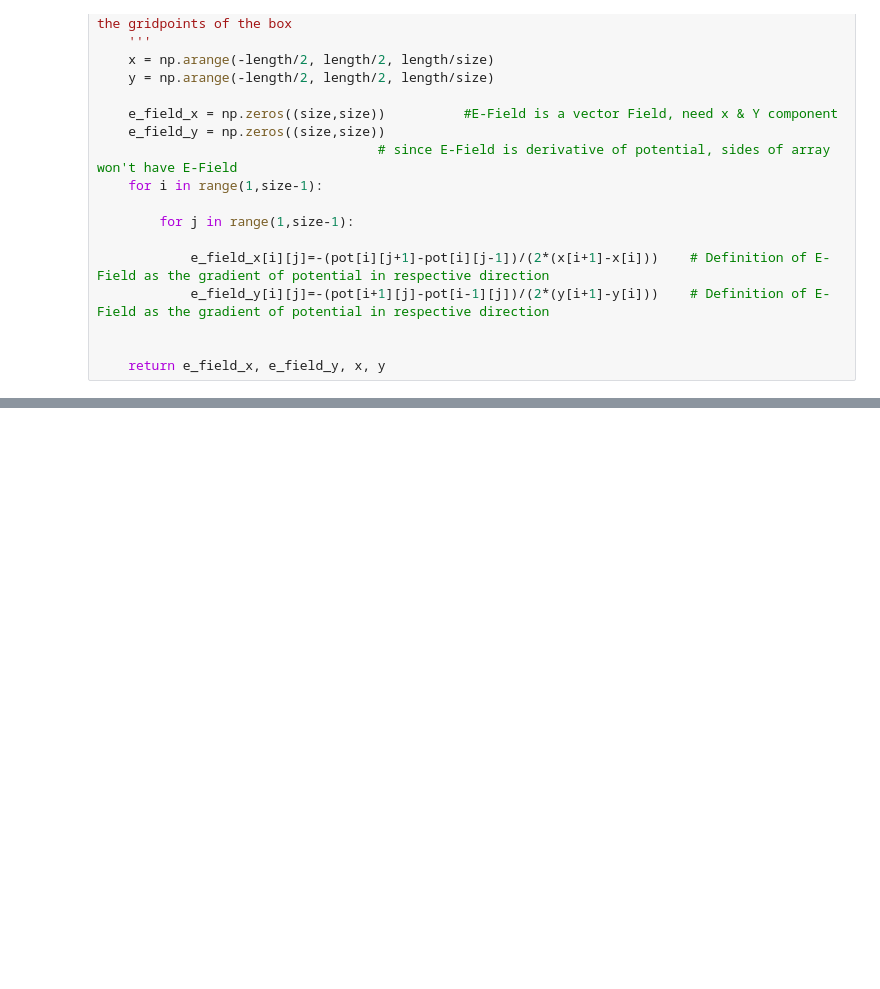
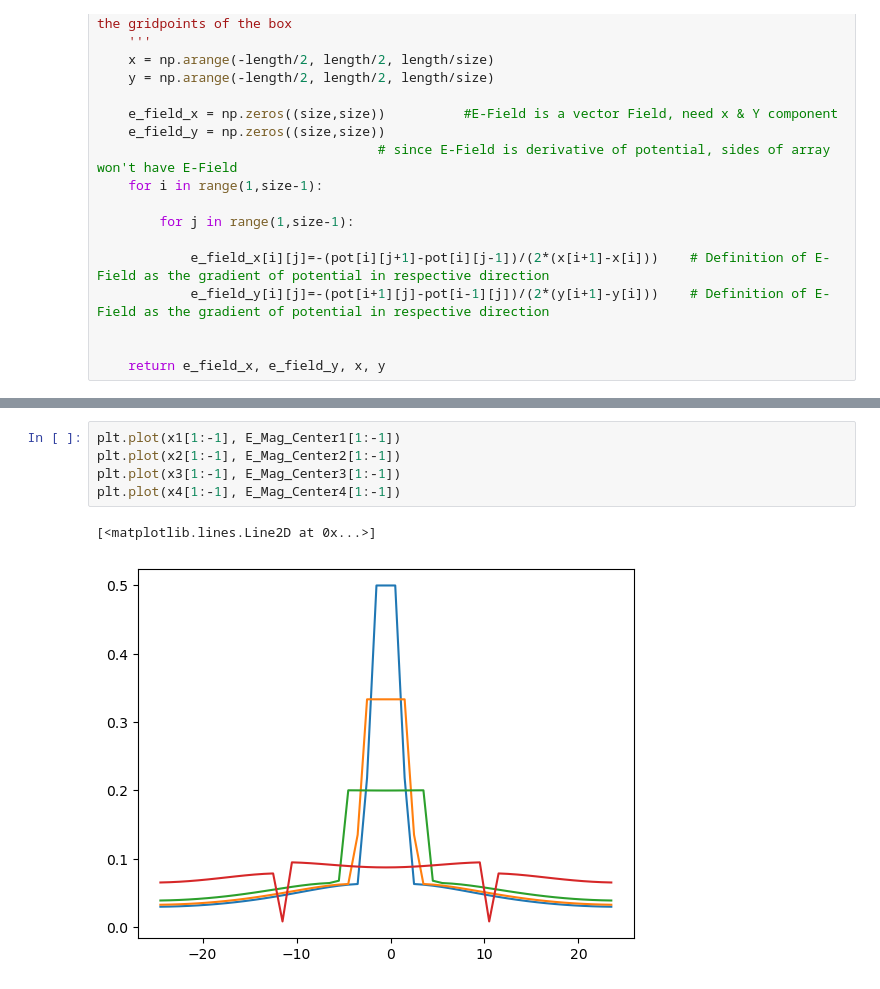
Before and after one commit to Kingrivers/Computation_Physics_Play, a Jupyter notebook: Parallel Plate Capacitor/PPC.ipynb, the cells around one changed output, grey strips where cells are left out. Saved outputs shown, nothing was run; the diff lists cells and outputs as text; blank space fills up the shorter version.

```diff
--- a/Parallel Plate Capacitor/PPC.ipynb
+++ b/Parallel Plate Capacitor/PPC.ipynb
@@ -161 +178,9 @@ Converged on iteration 648 with value 0.024986705197889637
+# %%
+plt.plot(x1[1:-1], E_Mag_Center1[1:-1])
+plt.plot(x2[1:-1], E_Mag_Center2[1:-1])
+plt.plot(x3[1:-1], E_Mag_Center3[1:-1])
+plt.plot(x4[1:-1], E_Mag_Center4[1:-1])
+# %% [output]
+[<matplotlib.lines.Line2D at 0x...>]
+[figure, added]
 # %%
```
Also changed, not shown: parts of 8 cells of this notebook, 16 other files.
